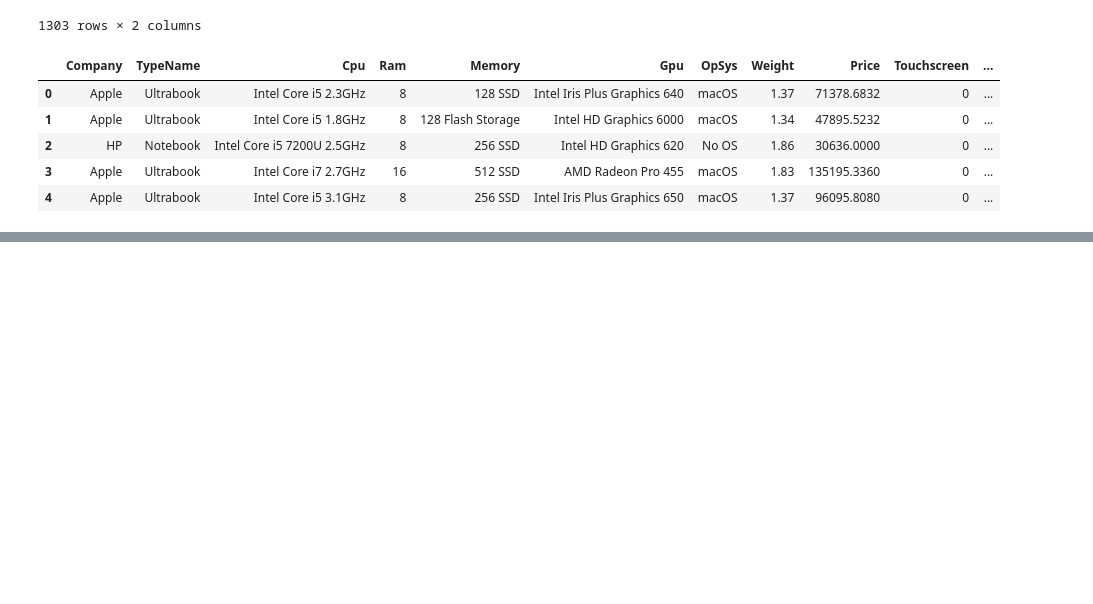
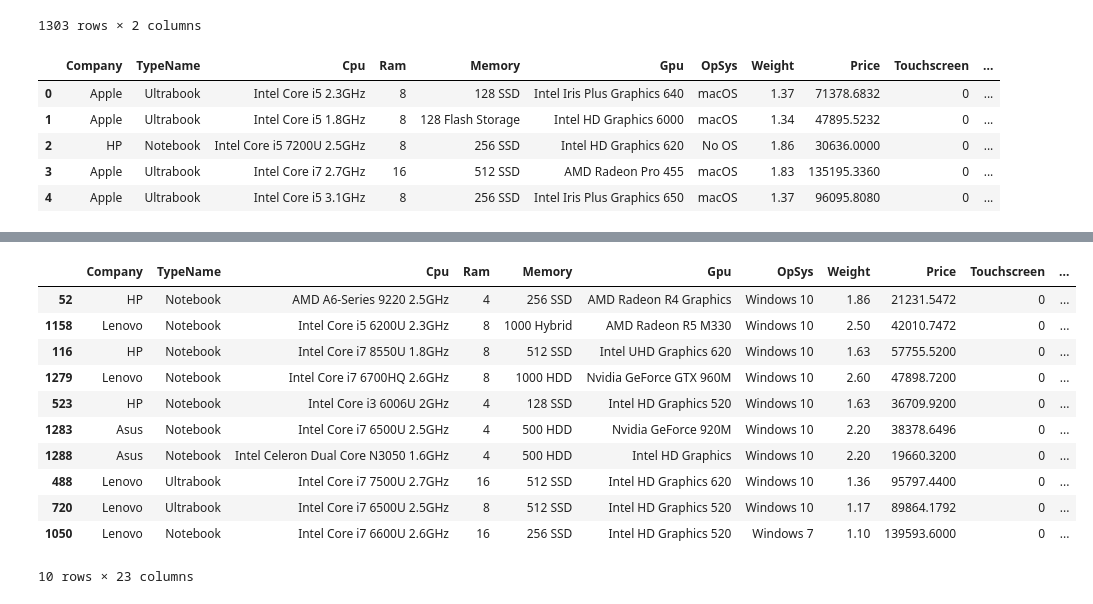
Before and after one commit to dikhaarianda/Laptop-Price-Predictor, a Jupyter notebook: PricePrediction-App.ipynb, the cells around one changed output, grey strips where cells are left out. Drawn from its saved outputs; the diff is of its cells as text; code cells hidden in the pictures; blank space fills up the shorter version.

```diff
--- a/PricePrediction-App.ipynb
+++ b/PricePrediction-App.ipynb
@@ -401,0 +433,4 @@ data.head()
+# %%
+# Remove Character and Keep Number
+data['first'] = data['first'].str.replace(r'\D','')
+data['first'].value_counts()
@@ -401,0 +452,4 @@ data.head()
+# %%
+# Treat for Second Column (1)
+data['second'] = new_data[1]
+data.head()
@@ -401,0 +463,15 @@ data.head()
+# %%
+# Flag for Disk Type
+def applyChanges1(value):
+  data['Layer2'+ value] = data['second'].apply(lambda x:1 if value in x else 0)
+
+data['second'] = data['second'].fillna('0')
+listtoapply = ['HDD', 'SSD', 'Flash Storage', 'Hybrid']
+for value in listtoapply:
+  applyChanges1(value)
+
+# Remove Character and Keep Number
+data['second'] = data['second'].str.replace(r'\D','')
+data['second'].value_counts()
+
+data.head()
@@ -401,0 +486,15 @@ data.head()
+# %%
+data.sample(10)
+# %% [output]
+|  | Company | TypeName | Cpu | Ram | Memory | Gpu | OpSys | Weight | Price | Touchscreen | ... |
+| 52 | HP | Notebook | AMD A6-Series 9220 2.5GHz | 4 | 256 SSD | AMD Radeon R4 Graphics | Windows 10 | 1.86 | 21231.5472 | 0 | ... |
+| 1158 | Lenovo | Notebook | Intel Core i5 6200U 2.3GHz | 8 | 1000 Hybrid | AMD Radeon R5 M330 | Windows 10 | 2.50 | 42010.7472 | 0 | ... |
+| 116 | HP | Notebook | Intel Core i7 8550U 1.8GHz | 8 | 512 SSD | Intel UHD Graphics 620 | Windows 10 | 1.63 | 57755.5200 | 0 | ... |
+| 1279 | Lenovo | Notebook | Intel Core i7 6700HQ 2.6GHz | 8 | 1000 HDD | Nvidia GeForce GTX 960M | Windows 10 | 2.60 | 47898.7200 | 0 | ... |
+| 523 | HP | Notebook | Intel Core i3 6006U 2GHz | 4 | 128 SSD | Intel HD Graphics 520 | Windows 10 | 1.63 | 36709.9200 | 0 | ... |
+| 1283 | Asus | Notebook | Intel Core i7 6500U 2.5GHz | 4 | 500 HDD | Nvidia GeForce 920M | Windows 10 | 2.20 | 38378.6496 | 0 | ... |
+| 1288 | Asus | Notebook | Intel Celeron Dual Core N3050 1.6GHz | 4 | 500 HDD | Intel HD Graphics | Windows 10 | 2.20 | 19660.3200 | 0 | ... |
+| 488 | Lenovo | Ultrabook | Intel Core i7 7500U 2.7GHz | 16 | 512 SSD | Intel HD Graphics 620 | Windows 10 | 1.36 | 95797.4400 | 0 | ... |
+| 720 | Lenovo | Ultrabook | Intel Core i7 6500U 2.5GHz | 8 | 512 SSD | Intel HD Graphics 520 | Windows 10 | 1.17 | 89864.1792 | 0 | ... |
+| 1050 | Lenovo | Notebook | Intel Core i7 6600U 2.6GHz | 16 | 256 SSD | Intel HD Graphics 520 | Windows 7 | 1.10 | 139593.6000 | 0 | ... |
+10 rows × 23 columns
```
Also changed, not shown: parts of 16 cells of this notebook.
